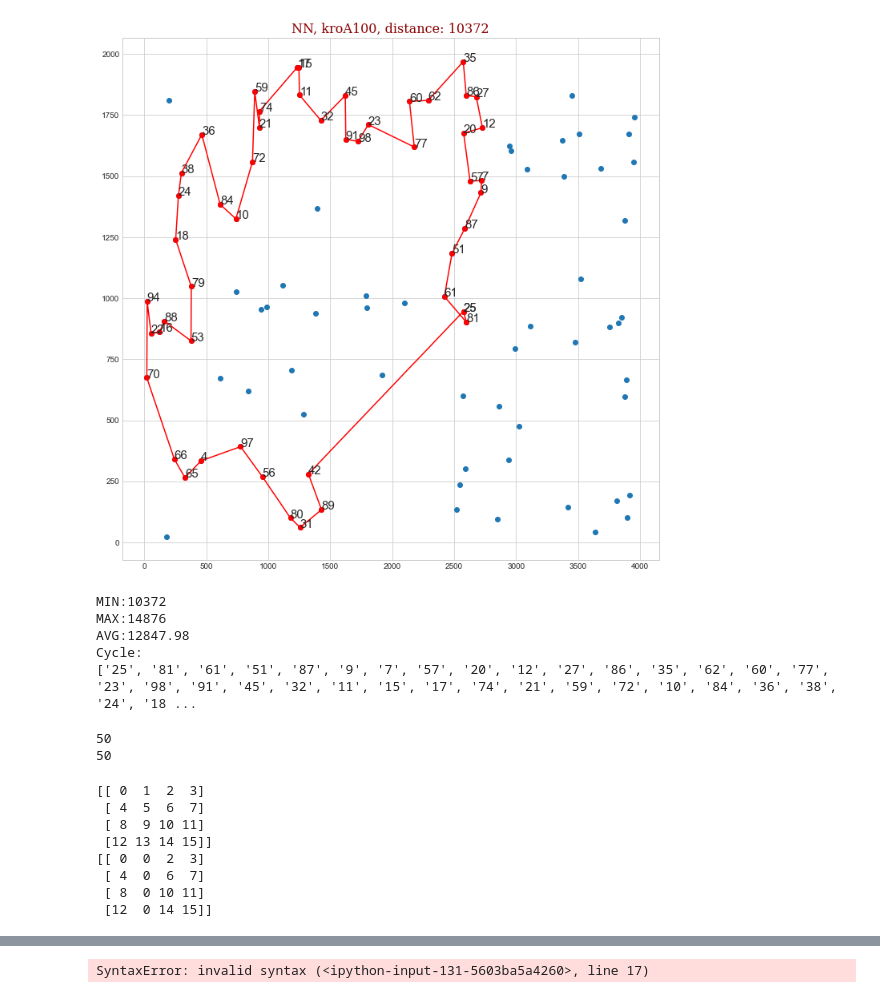
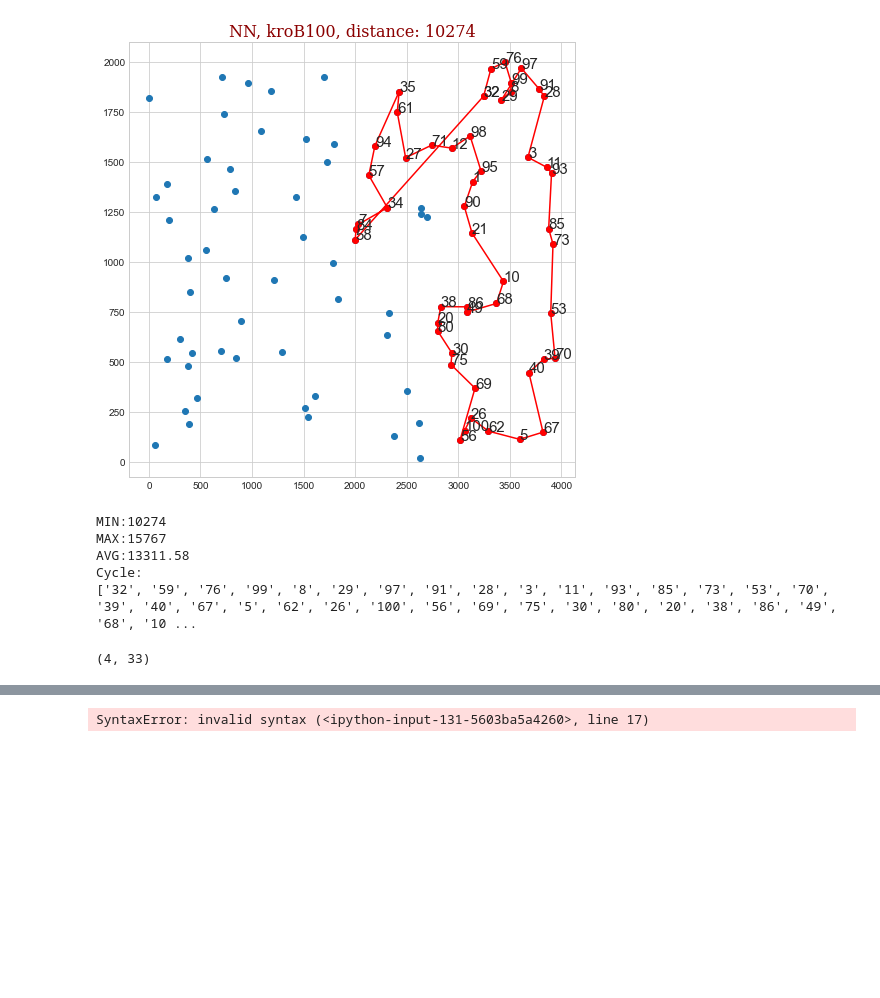
Before and after one commit to paqu/AEM, a Jupyter notebook: aem.ipynb, the cells around one changed output, grey strips where cells are left out. Drawn from its saved outputs; the diff is of its cells as text; code cells hidden in the pictures; blank space fills up the shorter version.

Commit message:
Add example test script and updated notebook with results

```diff
--- a/aem.ipynb
+++ b/aem.ipynb
@@ -204,7 +204,9 @@ class NNStrategy(Strategy):
         tour.append(i)
         dist_matrix[:,i] = 2**32 -1
 
-        while len(tour) != stop or len(tour) == size:
+
+
+        while len(tour) != stop and len(tour) < size:
             j = np.argmin(dist_matrix[i,:])
             tour.append(j)
             distance += matrix[i,j]
@@ -212,7 +214,6 @@ class NNStrategy(Strategy):
             dist_matrix[j,i] = 2**32 -1
             i = j
 
-
         distance += matrix[tour[0],tour[-1]]
         tour.append(tour[0])
 
@@ -220,37 +221,57 @@ class NNStrategy(Strategy):
         return Cycle(tour, distance)
 # %%
 instance  = Instance(NNStrategy())
-instance.load_problem("data/kroA100.tsp")
-instance.description = "NN, kroA100"
-instance.run(50,50)
-instance.save_to_file("results/NN_kroA100.png")
+instance.load_problem("data/kroB100.tsp")
+instance.description = "NN, kroB100"
+instance.run(50, 50)
+instance.save_to_file("results/NN_kroB100.png")
 instance.show_stats()
 
 #instance  = Instance(NNStrategy())
 #instance.run()
 
 
 #instance.strategy = GreedyCycleStrategy()
 #instance.run()
 # %% [output]
-[figure, old version]
+[figure, new version]
-MIN:10372
-MAX:14876
-AVG:12847.98
+MIN:10274
+MAX:15767
+AVG:13311.58
 Cycle:
-['25', '81', '61', '51', '87', '9', '7', '57', '20', '12', '27', '86', '35', '62', '60', '77', '23', '98', '91', '45', '32', '11', '15', '17', '74', '21', '59', '72', '10', '84', '36', '38', '24', '18 ...
+['32', '59', '76', '99', '8', '29', '97', '91', '28', '3', '11', '93', '85', '73', '53', '70', '39', '40', '67', '5', '62', '26', '100', '56', '69', '75', '30', '80', '20', '38', '86', '49', '68', '10 ...
 # %%
 randomlist = random.sample(range(0, 100), 50)
+
+
+def closest_neighbor(self, tour, node, in_tour=False, farthest=False):
+        neighbors = self.distances[node]
+        current_dist = [(c, d) for c, d in neighbors.items()
+                        if (c in tour if in_tour else c not in tour)]
+        return sorted(current_dist, key=itemgetter(1))[-farthest]
+
+def add_closest_to_tour(self, tour):
+        best_dist, new_tour = float('inf'), None
+        for city in self.cities:
+            if city in tour:
+                continue
+            for index in range(len(tour) - 1):
+                dist = self.add(tour[index], tour[index + 1], city)
+                if dist < best_dist:
+                    best_dist = dist
+                    new_tour = tour[:index + 1] + [city] + tour[index + 1:]
+        return best_dist, new_tour
+
+        # add node k between node i and node j
+    def add(self, i, j, k):
+        return self.distances[i][k] + self.distances[k][j] - self.distances[i][j]
-# %% [output]
-50
-50
 # %%
+from operator import itemgetter
+
+in_tour = False
+tour = [1]
+neighbors = [(1,0), (2, 20), (3, 11), (4,33), (5,6)]
+curent_dist = [(c,d) for c, d in neighbors if ( c in tour if in_tour else c not in tour)]
+print(sorted(curent_dist, key=itemgetter(1))[-True])
 # %% [output]
-[[ 0  1  2  3]
- [ 4  5  6  7]
- [ 8  9 10 11]
- [12 13 14 15]]
-[[ 0  0  2  3]
- [ 4  0  6  7]
- [ 8  0 10 11]
- [12  0 14 15]]
+(4, 33)
```
Also changed, not shown: parts of 2 cells of this notebook, 4 other files.
